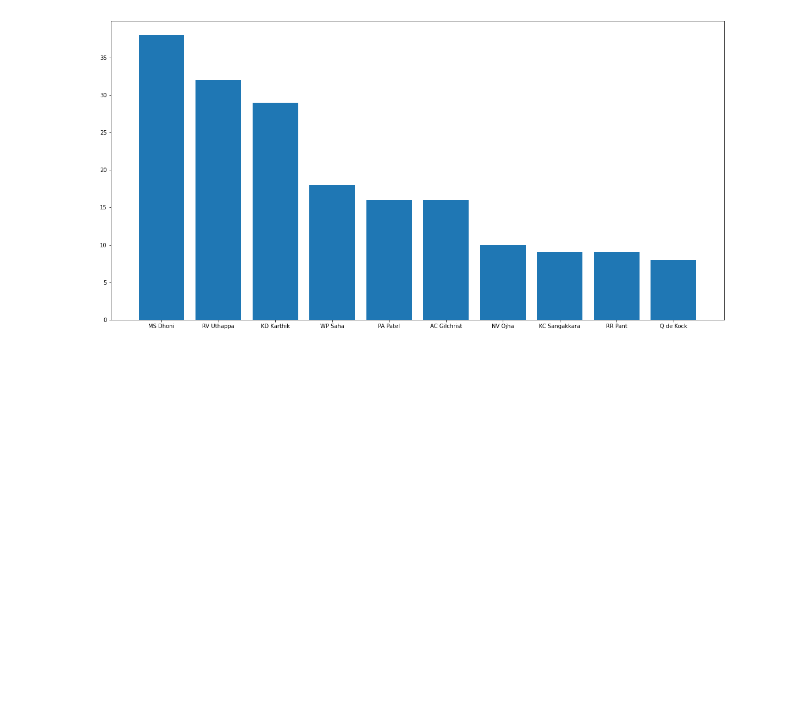
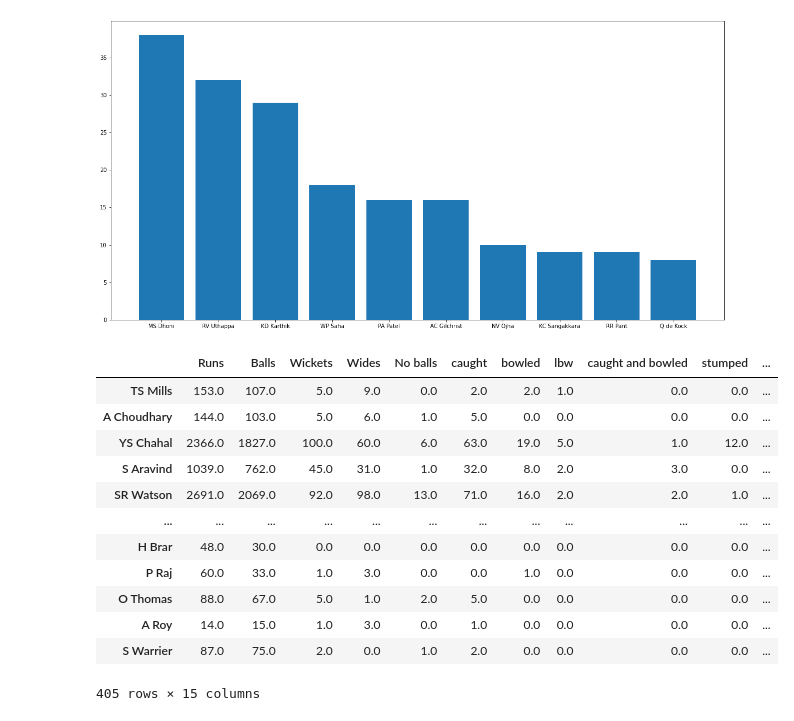
Before and after one commit to Lavitra15/ClassicXI, a Jupyter notebook: Code/DA_Project.ipynb, the cells around one changed output. Drawn from its saved outputs; the diff is of its cells as text; code cells hidden in the pictures; blank space fills up the shorter version.

```diff
--- a/Code/DA_Project.ipynb
+++ b/Code/DA_Project.ipynb
@@ -528,0 +581,16 @@ plt.bar(s1.keys(),s1.values())
+# %%
+bowling_records
+# %% [output]
+|  | Runs | Balls | Wickets | Wides | No balls | caught | bowled | lbw | caught and bowled | stumped | ... |
+| TS Mills | 153.0 | 107.0 | 5.0 | 9.0 | 0.0 | 2.0 | 2.0 | 1.0 | 0.0 | 0.0 | ... |
+| A Choudhary | 144.0 | 103.0 | 5.0 | 6.0 | 1.0 | 5.0 | 0.0 | 0.0 | 0.0 | 0.0 | ... |
+| YS Chahal | 2366.0 | 1827.0 | 100.0 | 60.0 | 6.0 | 63.0 | 19.0 | 5.0 | 1.0 | 12.0 | ... |
+| S Aravind | 1039.0 | 762.0 | 45.0 | 31.0 | 1.0 | 32.0 | 8.0 | 2.0 | 3.0 | 0.0 | ... |
+| SR Watson | 2691.0 | 2069.0 | 92.0 | 98.0 | 13.0 | 71.0 | 16.0 | 2.0 | 2.0 | 1.0 | ... |
+| ... | ... | ... | ... | ... | ... | ... | ... | ... | ... | ... | ... |
+| H Brar | 48.0 | 30.0 | 0.0 | 0.0 | 0.0 | 0.0 | 0.0 | 0.0 | 0.0 | 0.0 | ... |
+| P Raj | 60.0 | 33.0 | 1.0 | 3.0 | 0.0 | 0.0 | 1.0 | 0.0 | 0.0 | 0.0 | ... |
+| O Thomas | 88.0 | 67.0 | 5.0 | 1.0 | 2.0 | 5.0 | 0.0 | 0.0 | 0.0 | 0.0 | ... |
+| A Roy | 14.0 | 15.0 | 1.0 | 3.0 | 0.0 | 1.0 | 0.0 | 0.0 | 0.0 | 0.0 | ... |
+| S Warrier | 87.0 | 75.0 | 2.0 | 0.0 | 1.0 | 2.0 | 0.0 | 0.0 | 0.0 | 0.0 | ... |
+405 rows × 15 columns
```
Also changed, not shown: parts of 4 cells of this notebook, 10 other files.
